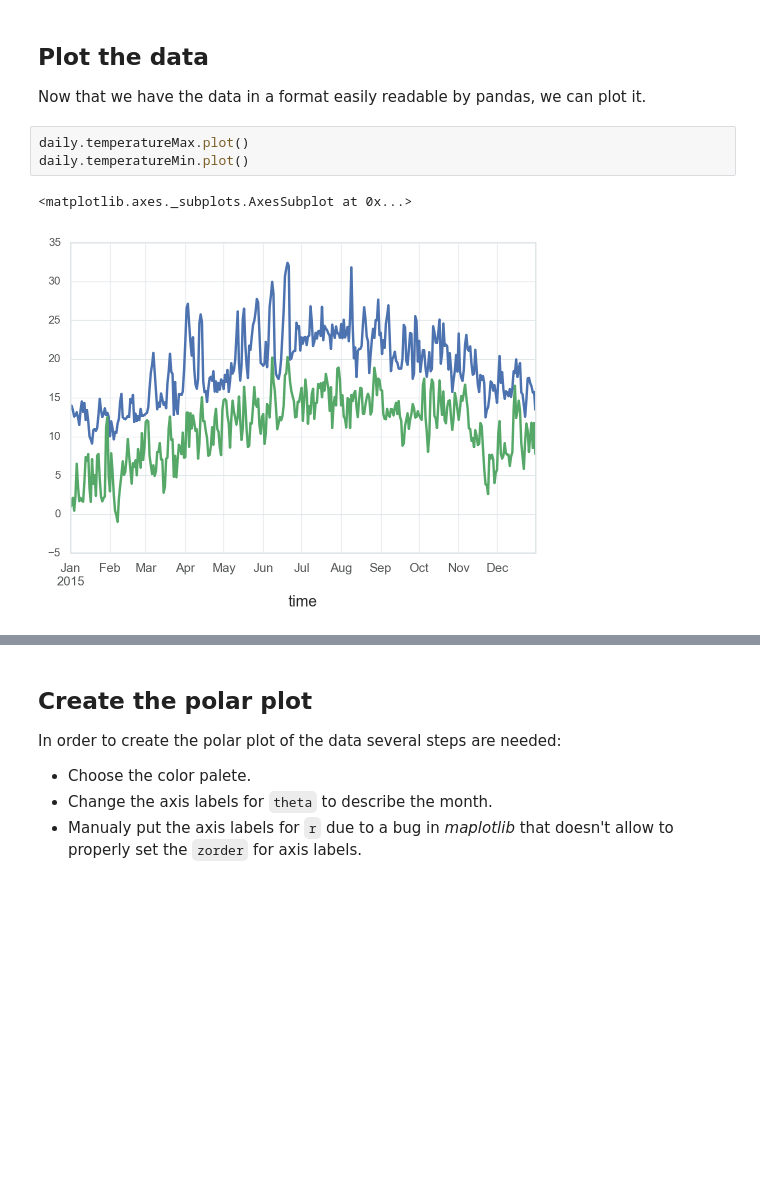
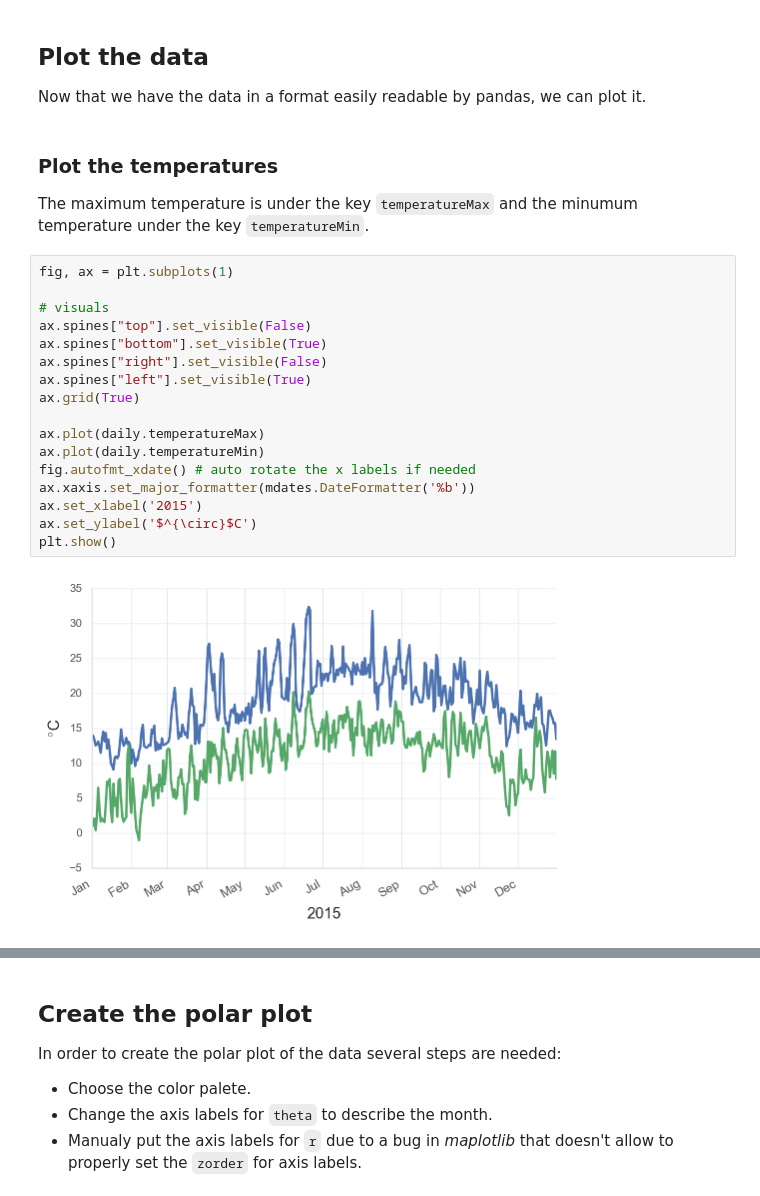
Before and after one commit to SvanBoxel/weather_analysis, a Jupyter notebook: notebooks/exploration/2.0-visualize-darksky-data.ipynb, the cells around one changed output, grey strips where cells are left out. Cells and saved outputs as stored; diff of their text form; blank space fills up the shorter version.

Commit message:
exploratory: add plots for temperature and precipitation

```diff
--- a/notebooks/exploration/2.0-visualize-darksky-data.ipynb
+++ b/notebooks/exploration/2.0-visualize-darksky-data.ipynb
@@ -114,9 +115,26 @@ daily = get_observations(2015, 'Porto, Portugal', 'daily')
 ## Plot the data
 
 Now that we have the data in a format easily readable by pandas, we can plot it.
-# %%
-daily.temperatureMax.plot()
-daily.temperatureMin.plot()
-# %% [output]
-<matplotlib.axes._subplots.AxesSubplot at 0x...>
-[figure, removed]
+# %% [markdown]
+### Plot the temperatures
+
+The maximum temperature is under the key `temperatureMax` and the minumum temperature under the key `temperatureMin`.
+# %%
+fig, ax = plt.subplots(1)
+
+# visuals
+ax.spines["top"].set_visible(False)
+ax.spines["bottom"].set_visible(True)
+ax.spines["right"].set_visible(False)
+ax.spines["left"].set_visible(True)
+ax.grid(True)
+
+ax.plot(daily.temperatureMax)
+ax.plot(daily.temperatureMin)
+fig.autofmt_xdate() # auto rotate the x labels if needed
+ax.xaxis.set_major_formatter(mdates.DateFormatter('%b'))
+ax.set_xlabel('2015')
+ax.set_ylabel('$^{\circ}$C')
+plt.show()
+# %% [output]
+[figure, added]
```
Also changed, not shown: parts of 8 cells of this notebook.
